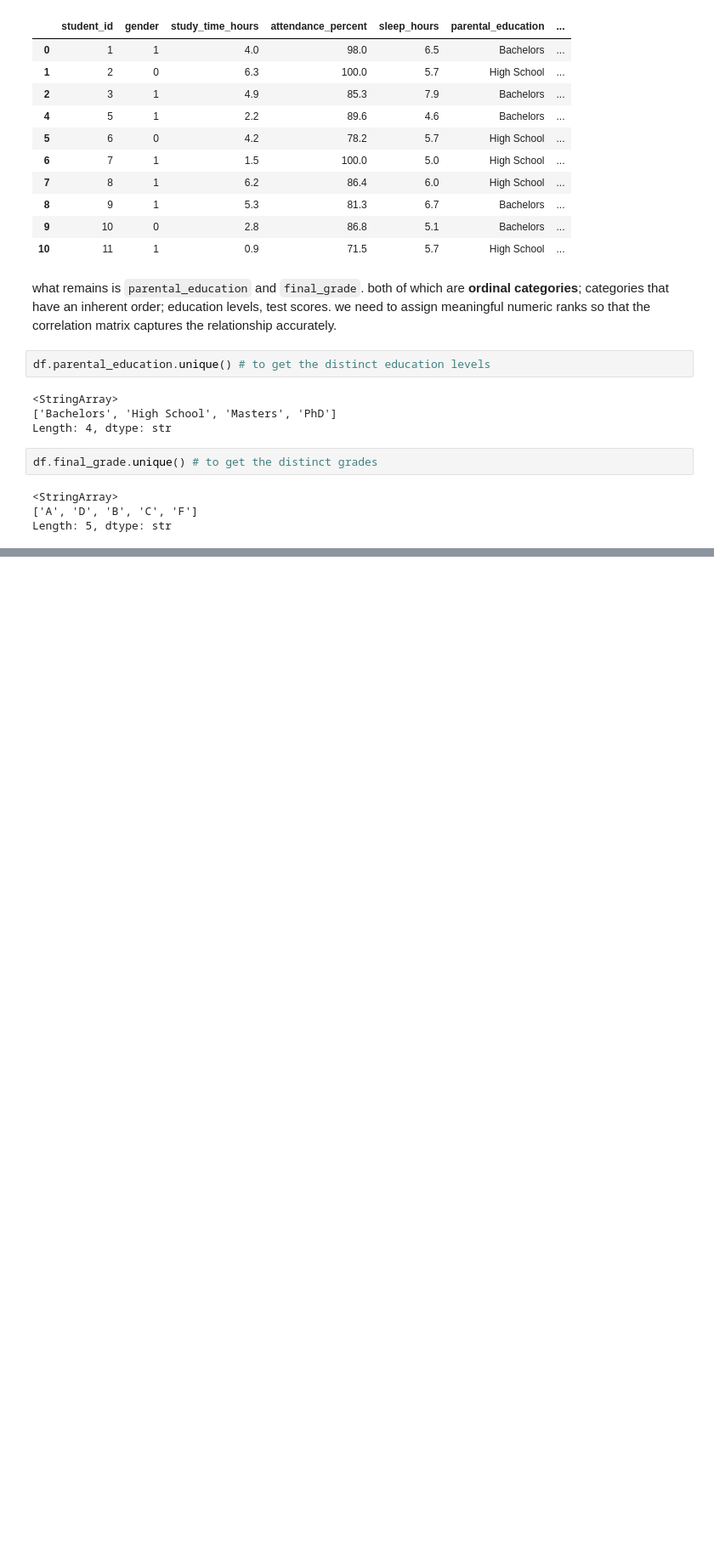
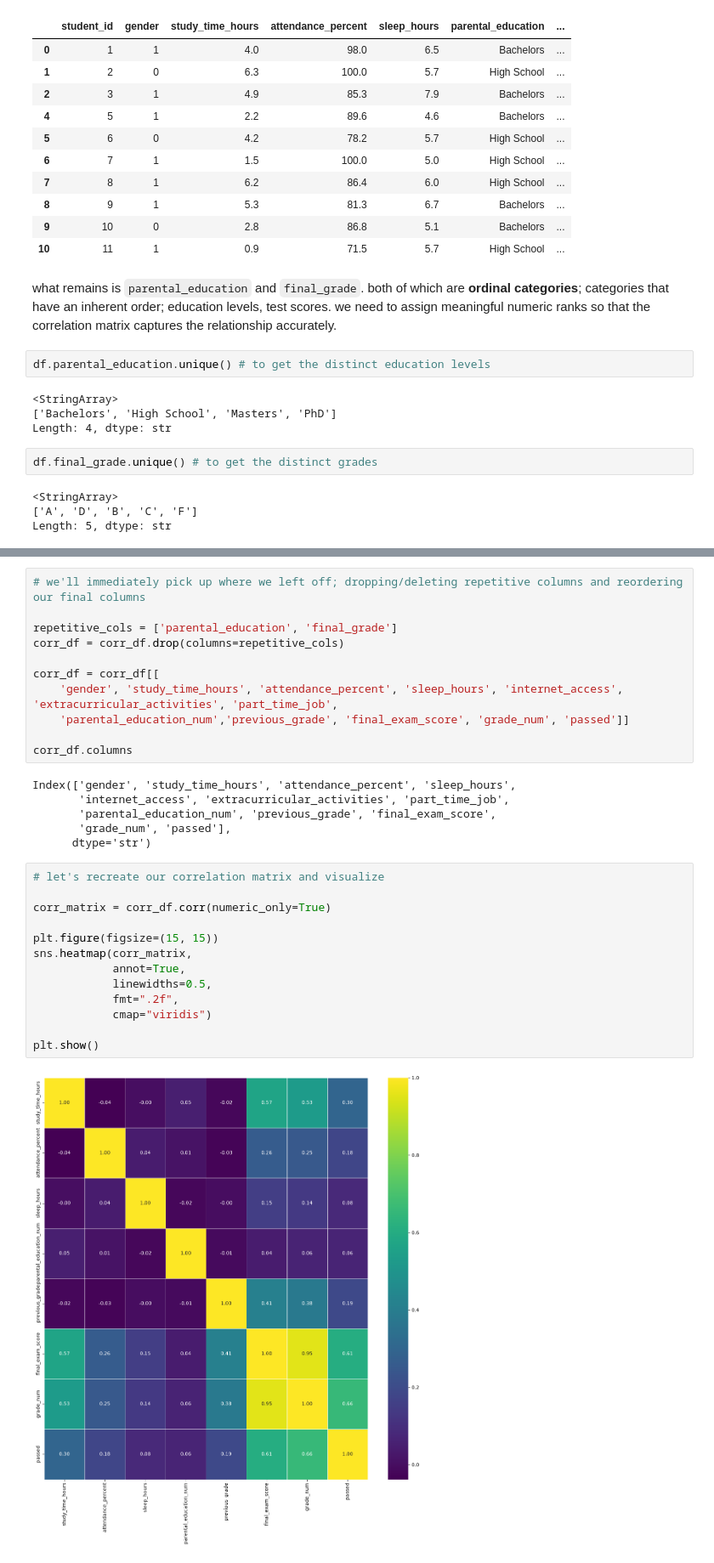
Before and after one commit to brian-seekar/ds-class, a Jupyter notebook: ml-stuff.ipynb, the cells around one changed output, grey strips where cells are left out. Shown at 85% size. Drawn from its saved outputs; the diff is of its cells as text; blank space fills up the shorter version.

```diff
--- a/ml-stuff.ipynb
+++ b/ml-stuff.ipynb
@@ -293,2 +285,34 @@ i'm noticing that we have some repetitive columns/columns representing the same
 
 i'll delete them next time. exhausted. see you on wednesday if you want.
+# %%
+# we'll immediately pick up where we left off; dropping/deleting repetitive columns and reordering our final columns
+
+repetitive_cols = ['parental_education', 'final_grade']
+corr_df = corr_df.drop(columns=repetitive_cols)
+
+corr_df = corr_df[[
+    'gender', 'study_time_hours', 'attendance_percent', 'sleep_hours', 'internet_access', 'extracurricular_activities', 'part_time_job',
+    'parental_education_num','previous_grade', 'final_exam_score', 'grade_num', 'passed']]
+
+corr_df.columns
+# %% [output]
+Index(['gender', 'study_time_hours', 'attendance_percent', 'sleep_hours',
+       'internet_access', 'extracurricular_activities', 'part_time_job',
+       'parental_education_num', 'previous_grade', 'final_exam_score',
+       'grade_num', 'passed'],
+      dtype='str')
+# %%
+# let's recreate our correlation matrix and visualize
+
+corr_matrix = corr_df.corr(numeric_only=True)
+
+plt.figure(figsize=(15, 15))
+sns.heatmap(corr_matrix,
+            annot=True,
+            linewidths=0.5,
+            fmt=".2f",
+            cmap="viridis")
+
+plt.show()
+# %% [output]
+[figure, added]
```
Also changed, not shown: parts of 23 cells of this notebook.
